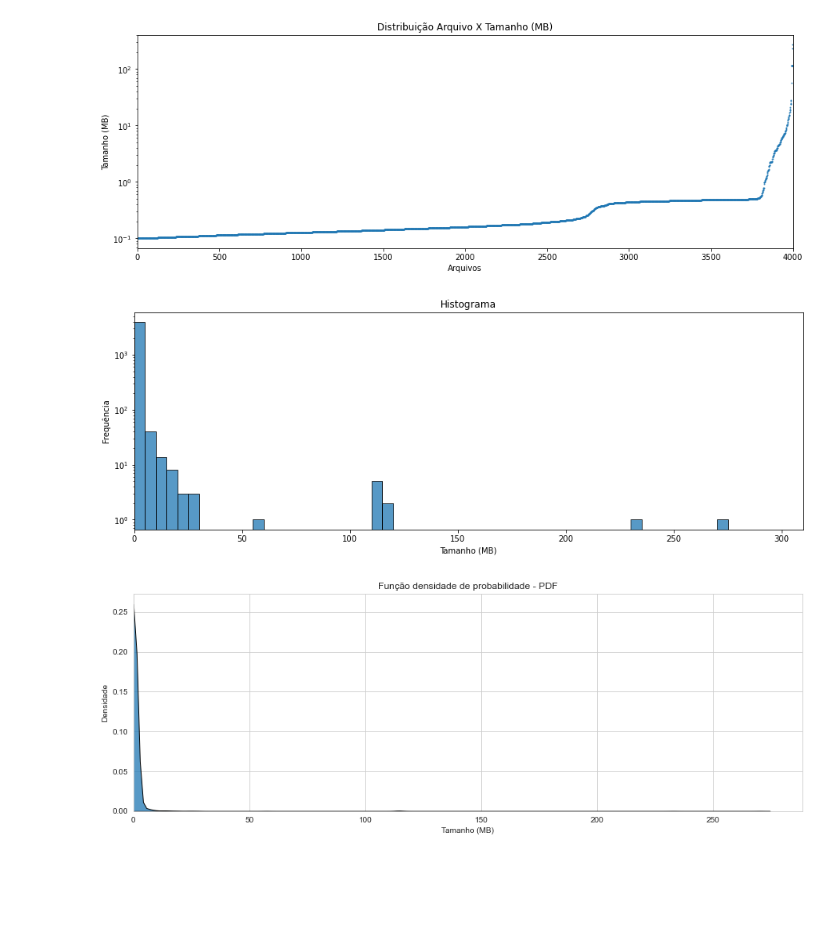
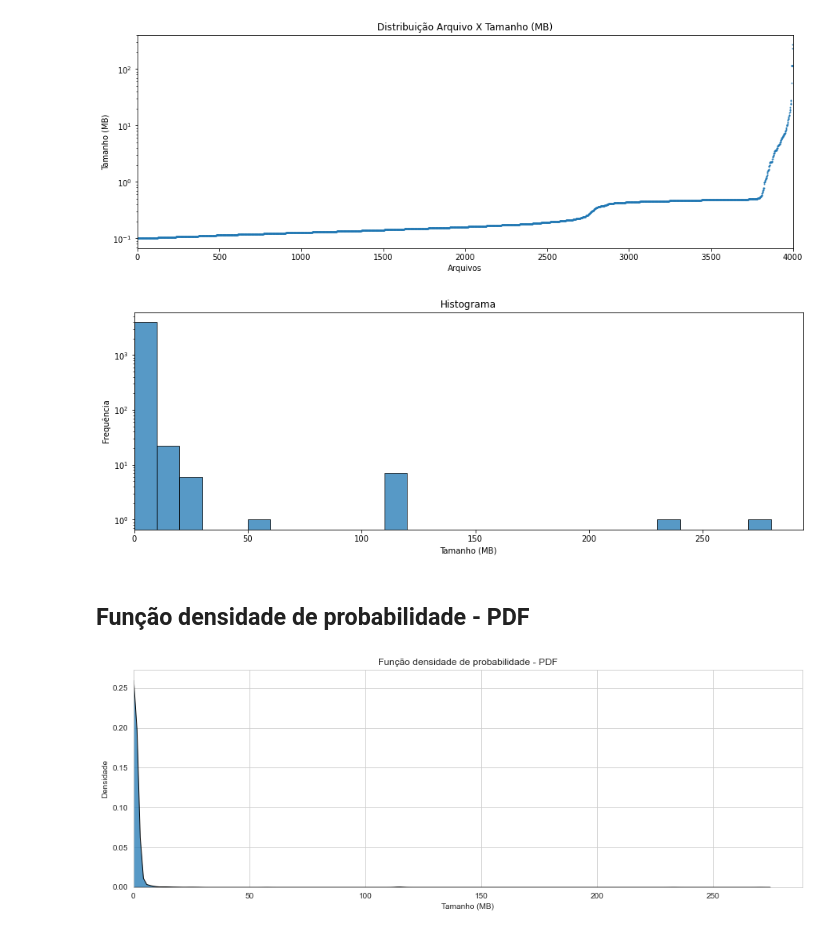
Before and after one commit to MathewsJosh/AvaDesSistemas, a Jupyter notebook: Trabalho 01/TVC 01 - Aquecimento.ipynb, the cells around one changed output. Saved outputs shown, nothing was run; the diff lists cells and outputs as text; code cells hidden in the pictures; blank space fills up the shorter version.

```diff
--- a/Trabalho 01/TVC 01 - Aquecimento.ipynb
+++ b/Trabalho 01/TVC 01 - Aquecimento.ipynb
@@ -182,14 +193,17 @@ plt.ylabel("Tamanho (MB)");
 # %% [output]
 [figure]
 # %%
-max_y = max(df['size (MB)']) + 0.1 * max(df['size (MB)'])
-ax = df['size (MB)'].plot(kind='hist', bins = np.arange(0, max_y, 5), logy = True, alpha = 0.75, edgecolor = "black");
+# Agora plotamos o histograma
+max_y = max(df['size (MB)']) + 0.05 * max(df['size (MB)'])
+ax = df['size (MB)'].plot(kind='hist', bins = np.arange(0, max_y, 10), logy = True, alpha = 0.75, edgecolor = "black");
 
 plt.title("Histograma")
 plt.xlabel("Tamanho (MB)");
 plt.ylabel("Frequência");
 
 ax.set_xlim(left=0);
 # %% [output]
-[figure, old version]
+[figure, new version]
+# %% [markdown]
+## Função densidade de probabilidade - PDF
 # %%
```
Also changed, not shown: parts of 11 cells of this notebook.
